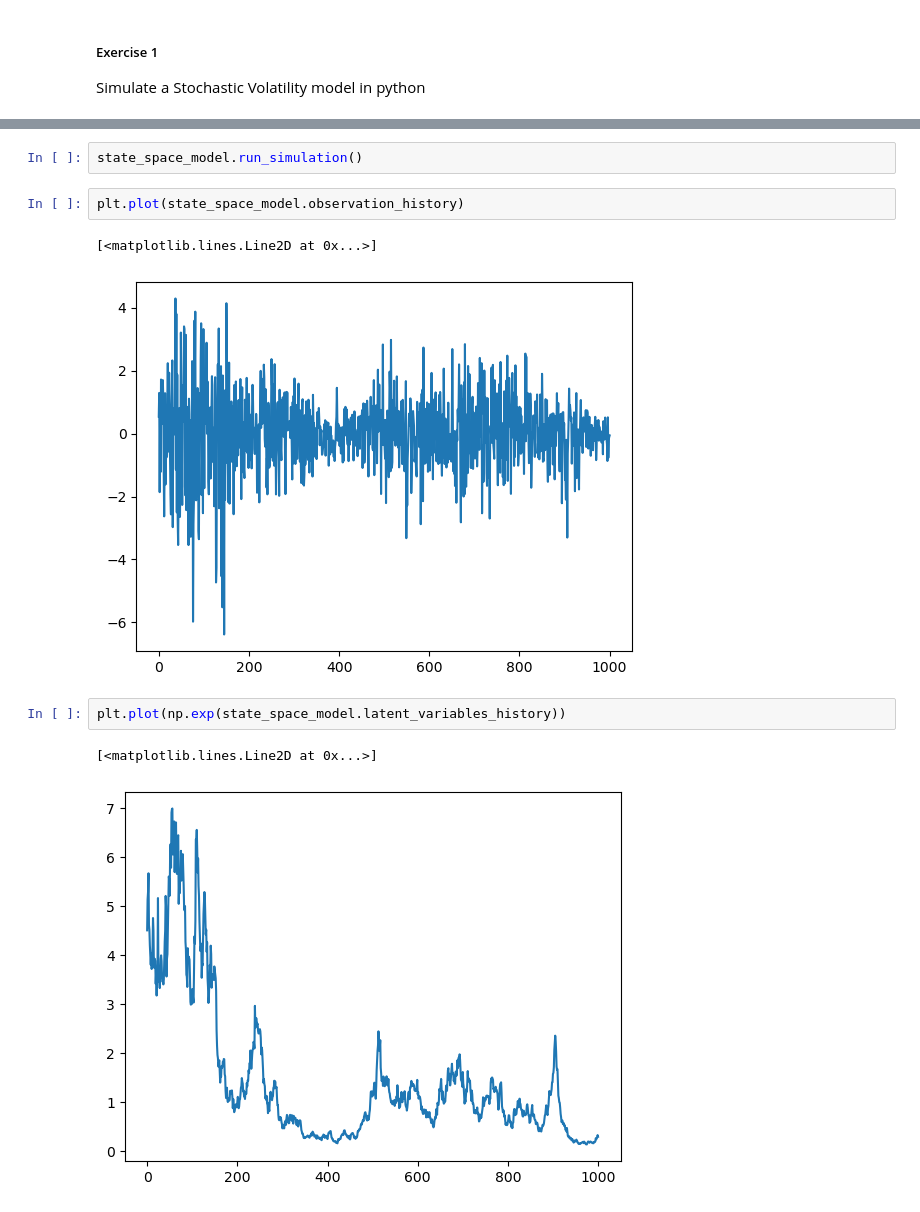
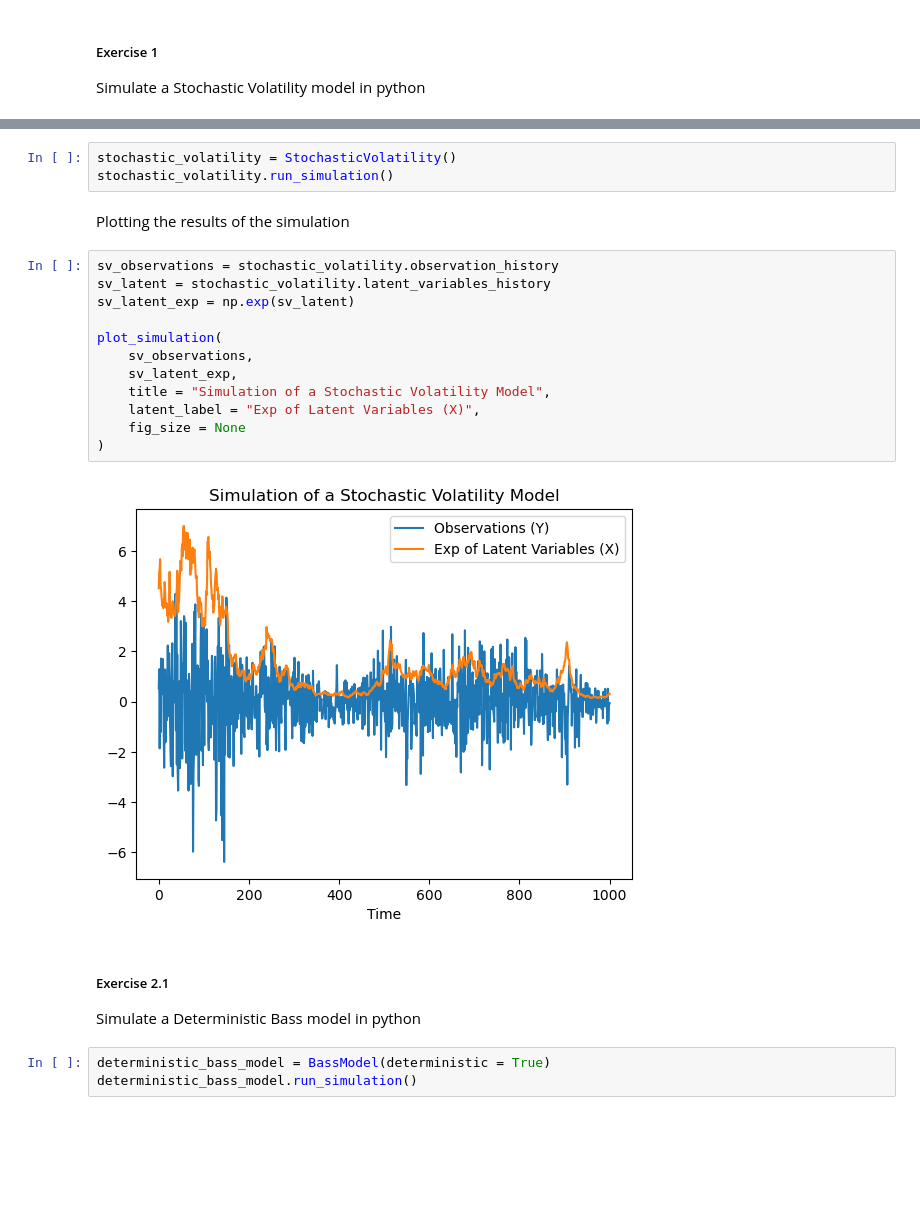
Before and after one commit to FMGS666/SimulationBasedInferenceExercises, a Jupyter notebook: session1/Notebook.ipynb, the cells around one changed output, grey strips where cells are left out. Drawn from its saved outputs; the diff is of its cells as text; blank space fills up the shorter version.

Commit message:
Finishing up the first two parts of the second exercise\n\n TODO: Commenting about the difference between the two plots for the Deterministic and the Stochastic Bass Models

```diff
--- a/session1/Notebook.ipynb
+++ b/session1/Notebook.ipynb
@@ -19,12 +17,26 @@ state_space_model = StochasticVolatility()
-# %%
-state_space_model.run_simulation()
-# %%
-plt.plot(state_space_model.observation_history)
-# %% [output]
-[<matplotlib.lines.Line2D at 0x...>]
-[figure, removed]
-# %%
-plt.plot(np.exp(state_space_model.latent_variables_history))
-# %% [output]
-[<matplotlib.lines.Line2D at 0x...>]
-[figure, removed]
+# %%
+stochastic_volatility = StochasticVolatility()
+stochastic_volatility.run_simulation()
+# %% [markdown]
+Plotting the results of the simulation
+# %%
+sv_observations = stochastic_volatility.observation_history
+sv_latent = stochastic_volatility.latent_variables_history
+sv_latent_exp = np.exp(sv_latent)
+
+plot_simulation(
+    sv_observations,
+    sv_latent_exp,
+    title = "Simulation of a Stochastic Volatility Model",
+    latent_label = "Exp of Latent Variables (X)",
+    fig_size = None
+)
+# %% [output]
+[figure, added]
+# %% [markdown]
+##### Exercise 2.1
+
+Simulate a Deterministic Bass model in python
+# %%
+deterministic_bass_model = BassModel(deterministic = True)
+deterministic_bass_model.run_simulation()
```
Also changed, not shown: parts of 9 cells of this notebook, 4 other files.
